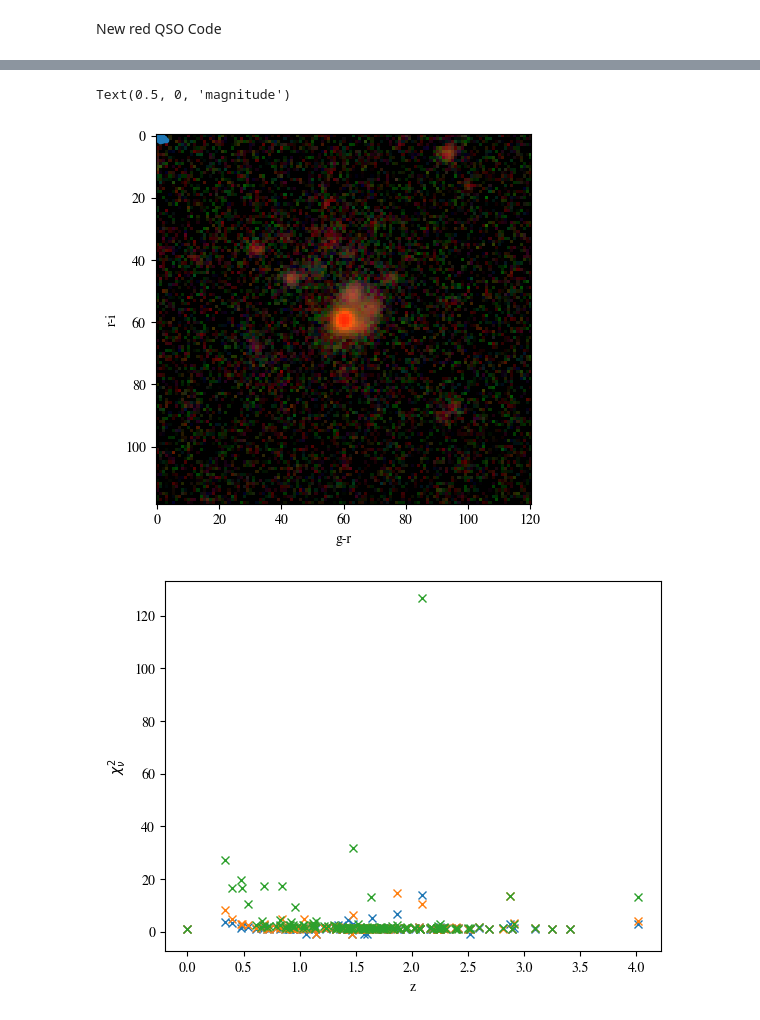
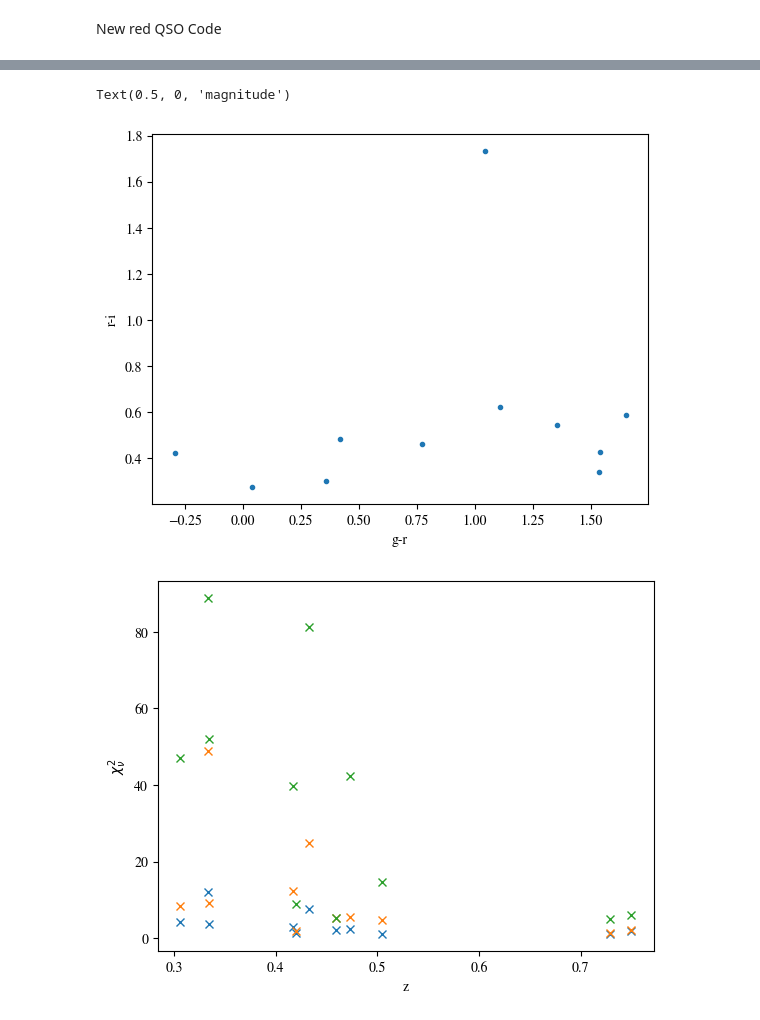
Before and after one commit to ELLI-E/RedQSOYoRiS, a Jupyter notebook: RedQSOProject.ipynb, the cells around one changed output, grey strips where cells are left out. Drawn from its saved outputs; the diff is of its cells as text; code cells hidden in the pictures.

```diff
--- a/RedQSOProject.ipynb
+++ b/RedQSOProject.ipynb
@@ -16,8 +16,8 @@ import shutil
 import matplotlib
 
 
-fileAddress = "results/cut50/excludinghost"
-catalogue = pd.read_csv("data/RedQSOCatalogue.csv")
+fileAddress = "results/desitargets/excludinghost"
+catalogue = pd.read_csv("data/DESICatalogue.csv")
 objID = []
 files = list(os.listdir(fileAddress))
 reducedChiSquareds = {"G":[],"R":[],"I":[]}
@@ -33,9 +33,9 @@ for file in files:
     if len(pklFiles) == 0:
         print(f"No .pkl files found for {file}")
         continue
-    obj_No = list(catalogue["TARGETID"]).index(int(file))
+    obj_No = list(catalogue["DESI_ID"]).index(int(file))
     objID.append(obj_No)
-    z = list(catalogue["Z"])[obj_No]
+    z = list(catalogue["Z_DESI"])[obj_No]
     Zs.append(z)
     bandsForObject = ""
     for pickleFile in pklFiles:
@@ -88,7 +88,7 @@ print(f"The mean reduced chi squared is {round(np.mean(Zs),3)} with a standard d
 print(f"The median reduced chi squared is {round(np.median(Zs),3)}")
 print("object list with reduced chi square value above 2:")
 print(highChiSquareObjects)
-rgbImageGenerator.generateImages(highChiSquareObjects["I"],r"rgbimages/highChiSquare",r"data/images") #image generation of high chi square objects
+#rgbImageGenerator.generateImages(highChiSquareObjects["I"],r"rgbimages/highChiSquare",r"data/images") #image generation of high chi square objects
 print(f"{len(highChiSquareObjects["G"])} g band objects with reduced chi square values over 2")
 print(f"{len(highChiSquareObjects["R"])} r band objects with reduced chi square values over 2")
 print(f"{len(highChiSquareObjects["I"])} i band objects with reduced chi square values over 2")
@@ -148,3 +148,3 @@ object list with reduced chi square value above 2:
 Text(0.5, 0, 'magnitude')
-[figure, old version]
+[figure, new version]
-[figure, old version]
+[figure, new version]
```
Also changed, not shown: parts of 3 cells of this notebook, 1 other file.
